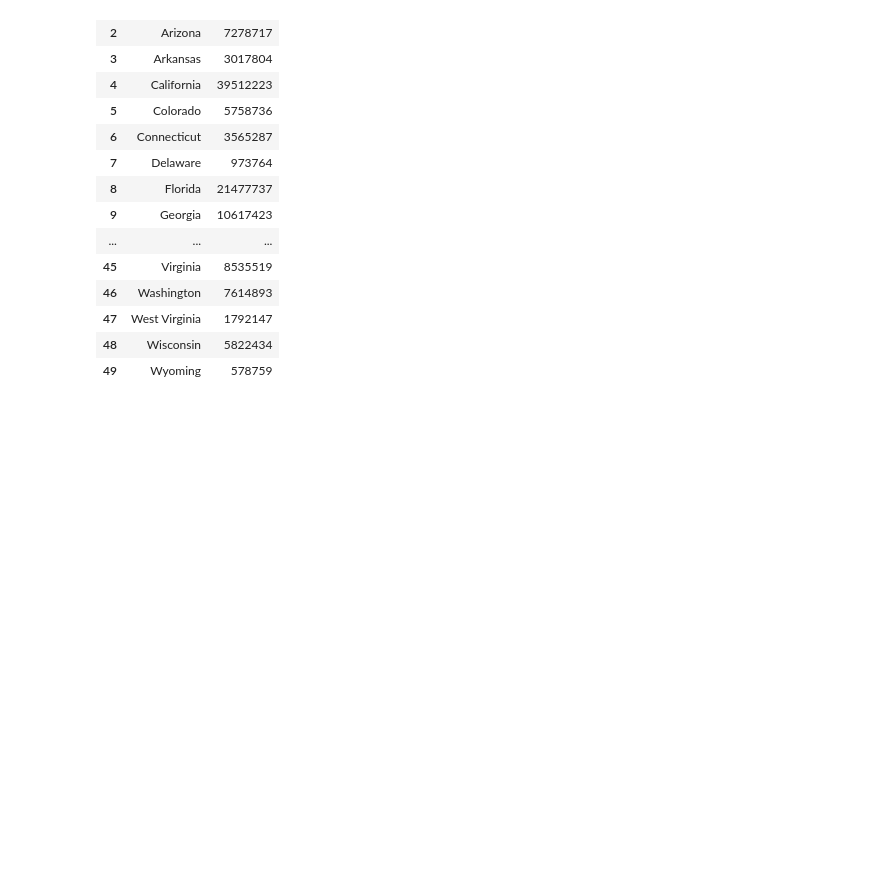
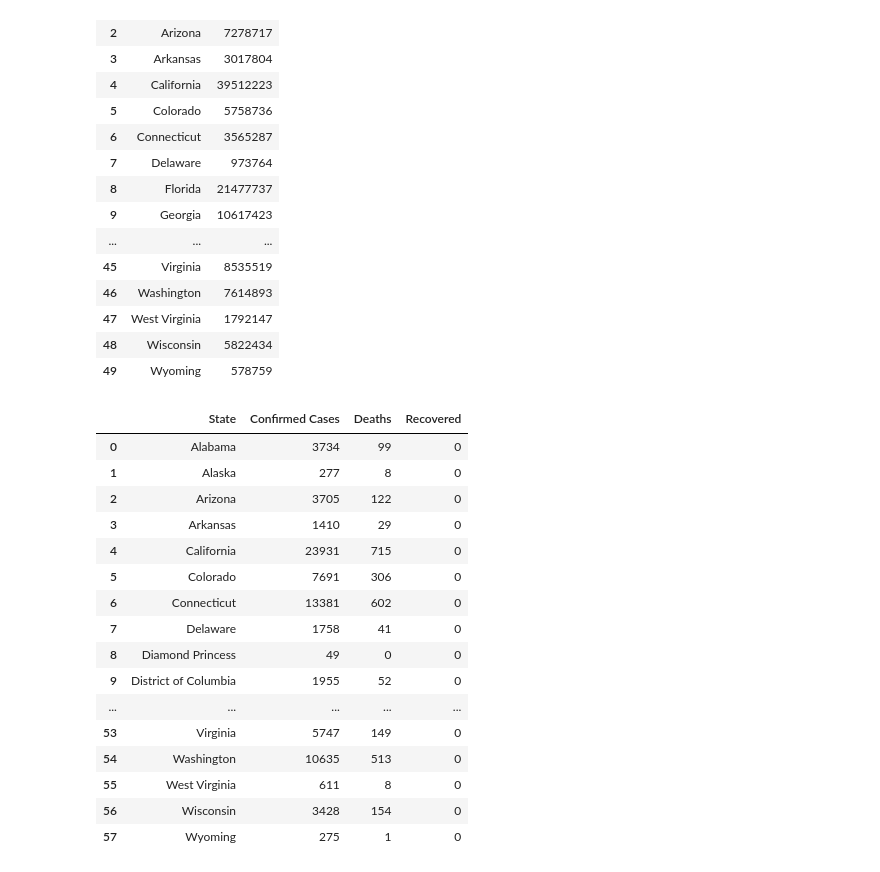
Before and after one commit to aaronrotman/project-one, a Jupyter notebook: main.ipynb, the cells around one changed output. Cells and saved outputs as stored; diff of their text form; code cells hidden in the pictures; blank space fills up the shorter version.

```diff
--- a/main.ipynb
+++ b/main.ipynb
@@ -217,3 +217,28 @@ state_pop_df
 | 47 | West Virginia | 1792147 |
 | 48 | Wisconsin | 5822434 |
 | 49 | Wyoming | 578759 |
+# %%
+#Group the Covid-19 USA dataframe by state
+grouped_states = renamed_usa_df.groupby('State')
+#Sum the total values for for each state and reset the index
+state_totals = grouped_states.sum().reset_index()
+#View the dataframe
+state_totals
+# %% [output]
+|  | State | Confirmed Cases | Deaths | Recovered |
+| 0 | Alabama | 3734 | 99 | 0 |
+| 1 | Alaska | 277 | 8 | 0 |
+| 2 | Arizona | 3705 | 122 | 0 |
+| 3 | Arkansas | 1410 | 29 | 0 |
+| 4 | California | 23931 | 715 | 0 |
+| 5 | Colorado | 7691 | 306 | 0 |
+| 6 | Connecticut | 13381 | 602 | 0 |
+| 7 | Delaware | 1758 | 41 | 0 |
+| 8 | Diamond Princess | 49 | 0 | 0 |
+| 9 | District of Columbia | 1955 | 52 | 0 |
+| ... | ... | ... | ... | ... |
+| 53 | Virginia | 5747 | 149 | 0 |
+| 54 | Washington | 10635 | 513 | 0 |
+| 55 | West Virginia | 611 | 8 | 0 |
+| 56 | Wisconsin | 3428 | 154 | 0 |
+| 57 | Wyoming | 275 | 1 | 0 |
```
Also changed, not shown: parts of 2 cells of this notebook.
